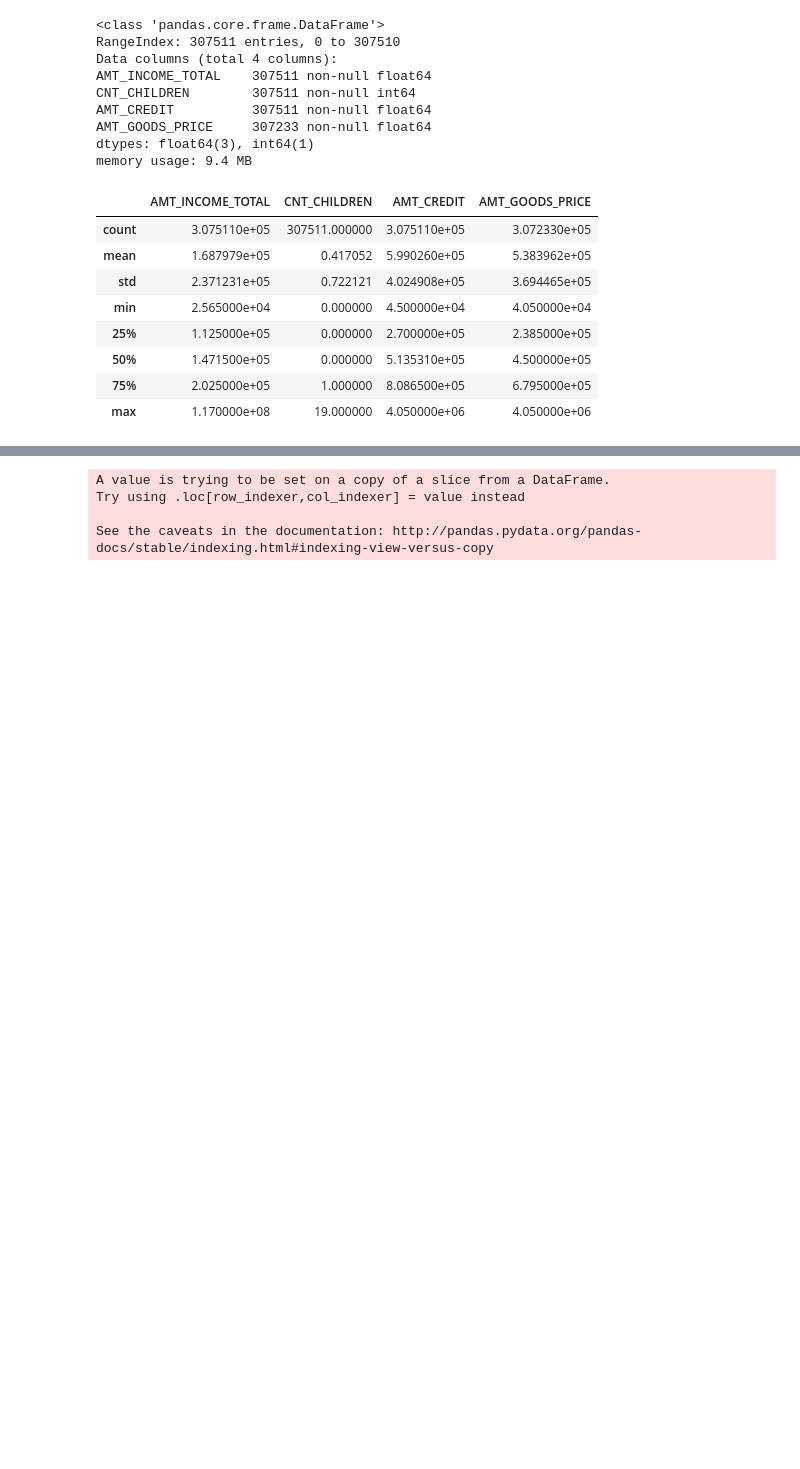
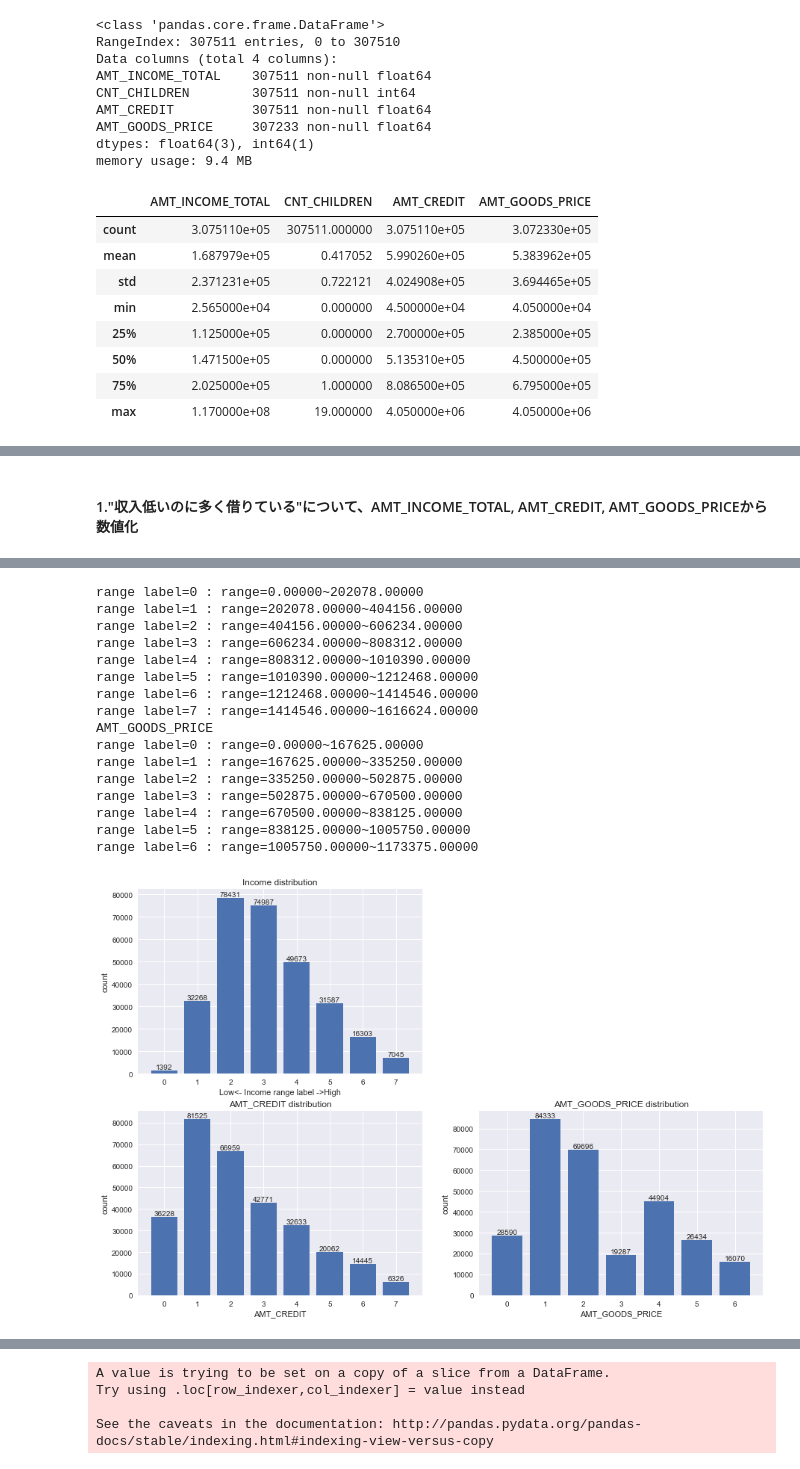
Before and after one commit to ns5849/diveintocode-ml, a Jupyter notebook: week4/week4-session1.ipynb, the cells around one changed output, grey strips where cells are left out. Drawn from its saved outputs; the diff is of its cells as text; code cells hidden in the pictures; blank space fills up the shorter version.

```diff
--- a/week4/week4-session1.ipynb
+++ b/week4/week4-session1.ipynb
@@ -247,0 +289,63 @@ pd_data.describe()
+# %% [markdown]
+#### 1."収入低いのに多く借りている"について、AMT_INCOME_TOTAL, AMT_CREDIT, AMT_GOODS_PRICEから数値化
+# %%
+#Income range と 子供の数をcount plot
+fig = plt.figure(figsize=(15,10))
+ax1 = plt.subplot2grid((2,2), (0,0))
+ax2 = plt.subplot2grid((2,2), (1,0))
+ax3 = plt.subplot2grid((2,2), (1,1))
+
+ax1.set_title('Income distribution')
+ax1.set_xlabel('Low<- Income range label ->High')
+ax1.set_ylabel('count')
+ax1.grid(True)
+
+ax2.set_title('AMT_CREDIT distribution')
+ax2.set_xlabel('AMT_CREDIT')
+ax2.set_ylabel('count')
+#plt.xlim([-1,15])
+#plt.yscale("log")
+ax2.grid(True)
+
+ax3.set_title('AMT_GOODS_PRICE distribution')
+ax3.set_xlabel('AMT_GOODS_PRICE')
+ax3.set_ylabel('count')
+#plt.xlim([-1,15])
+#cale("log")
+ax3.grid(True)
+
+#Income
+print("income")
+tmp = binning_data(pd_data, "AMT_INCOME_TOTAL", "BIN_AMT_INCOME_TOTAL", 8)
+income_destribution_w_income_range = tmp.groupby("BIN_AMT_INCOME_TOTAL", as_index=False).count()
+ax1.bar(income_destribution_w_income_range["BIN_AMT_INCOME_TOTAL"]
+        , income_destribution_w_income_range["TARGET"])
+
+for x, y in zip(income_destribution_w_income_range["BIN_AMT_INCOME_TOTAL"]
+                , income_destribution_w_income_range["TARGET"]):
+    ax1.text(x, y, y, ha='center', va='bottom')
+
+#AMT_CREDIT
+print("AMT_CREDIT")
+tmp = binning_data(pd_data, "AMT_CREDIT", "BIN_AMT_CREDIT", 8)
+income_destribution_w_income_range = tmp.groupby("BIN_AMT_CREDIT", as_index=False).count()
+ax2.bar(income_destribution_w_income_range["BIN_AMT_CREDIT"]
+        , income_destribution_w_income_range["TARGET"])
+
+for x, y in zip(income_destribution_w_income_range["BIN_AMT_CREDIT"]
+                , income_destribution_w_income_range["TARGET"]):
+    ax2.text(x, y, y, ha='center', va='bottom')
+
+#AMT_GOODS_PRICE
+print("AMT_GOODS_PRICE")
+tmp = binning_data(pd_data, "AMT_GOODS_PRICE", "BIN_AMT_GOODS_PRICE", 8)
+income_destribution_w_income_range = tmp.groupby("BIN_AMT_GOODS_PRICE", as_index=False).count()
+ax3.bar(income_destribution_w_income_range["BIN_AMT_GOODS_PRICE"]
+        , income_destribution_w_income_range["TARGET"])
+
+for x, y in zip(income_destribution_w_income_range["BIN_AMT_GOODS_PRICE"]
+                , income_destribution_w_income_range["TARGET"]):
+    ax3.text(x, y, y, ha='center', va='bottom')
+
+plt.show()
+# %% [output]
@@ -247,0 +366,17 @@ pd_data.describe()
+range label=0 : range=0.00000~202078.00000
+range label=1 : range=202078.00000~404156.00000
+range label=2 : range=404156.00000~606234.00000
+range label=3 : range=606234.00000~808312.00000
+range label=4 : range=808312.00000~1010390.00000
+range label=5 : range=1010390.00000~1212468.00000
+range label=6 : range=1212468.00000~1414546.00000
+range label=7 : range=1414546.00000~1616624.00000
+AMT_GOODS_PRICE
+range label=0 : range=0.00000~167625.00000
+range label=1 : range=167625.00000~335250.00000
+range label=2 : range=335250.00000~502875.00000
+range label=3 : range=502875.00000~670500.00000
+range label=4 : range=670500.00000~838125.00000
+range label=5 : range=838125.00000~1005750.00000
+range label=6 : range=1005750.00000~1173375.00000
+[figure, added]
```
Also changed, not shown: parts of 13 cells of this notebook.
